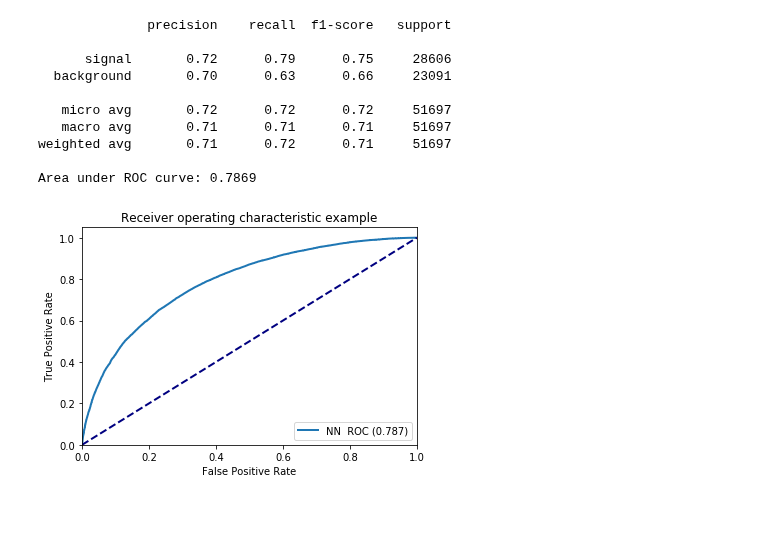
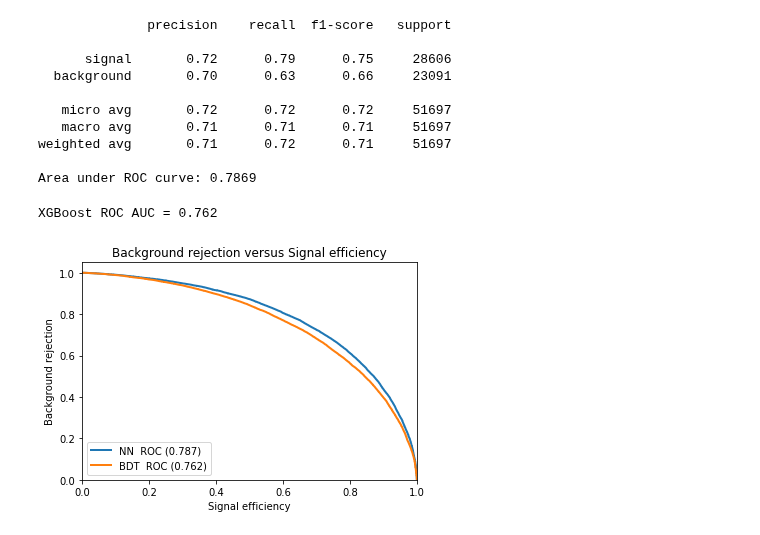
Before and after one commit to grevtsovkirill/tthml_perf, a Jupyter notebook: model_training/market_solutions/train_nn.ipynb, the cells around one changed output. Cells and saved outputs as stored; diff of their text form; code cells hidden in the pictures.

```diff
--- a/model_training/market_solutions/train_nn.ipynb
+++ b/model_training/market_solutions/train_nn.ipynb
@@ -201,24 +201,40 @@ weighted avg       0.71      0.72      0.71     51697
 Area under ROC curve: 0.7869
 # %%
 fpr, tpr, _ = roc_curve(y_test, y_predicted)
+# %%
+import xgboost
+xgb_bdt = xgboost.XGBClassifier(tree_method="hist", thread_count=-1)
+xgb_bdt.fit(X_train, y_train)
+y_pred_xgb = xgb_bdt.predict(X_test)
+xgb_bdt_ROC=roc_auc_score(y_test, xgb_bdt.predict_proba(X_test)[:, 1])
+print("XGBoost ROC AUC = {:.3f}".format( xgb_bdt_ROC))
+# %% [output]
+XGBoost ROC AUC = 0.762
+# %%
+fpr_bdt, tpr_bdt, _ = roc_curve(y_test, xgb_bdt.predict_proba(X_test)[:, 1])
 # %%
 plt.figure()
 lw = 2
 plt.plot(tpr, 1-fpr,
              lw=lw, label='%s ROC (%0.3f)' % ("NN ", roc_auc_score(y_test, y_predicted))) #color='darkorange',
+plt.plot(tpr_bdt, 1-fpr_bdt,
+             lw=lw, label='%s ROC (%0.3f)' % ("BDT ", roc_auc_score(y_test, xgb_bdt.predict_proba(X_test)[:, 1]))) #color='darkorange',
 
-plt.plot([0, 1], [0, 1], color='navy', lw=lw, linestyle='--')
+
+#plt.plot([0, 1], [0, 1], color='navy', lw=lw, linestyle='--')
 plt.xlim([0.0, 1.0])
 plt.ylim([0.0, 1.05])
 #plt.plot(fpr, tpr,
 #plt.xlabel('False Positive Rate')
 #plt.ylabel('True Positive Rate')
+#plt.title('Receiver operating characteristic example')
 ###########
 #plt.plot(tpr, 1-fpr, lw=3)
 plt.xlabel("Signal efficiency")
 plt.ylabel("Background rejection")
-plt.title('Receiver operating characteristic example')
-plt.legend(loc="lower right")
+plt.title('Background rejection versus Signal efficiency')
+plt.legend(loc="lower left")
+plt.savefig("Plots/ROC_NN_BDT_tth_ttw.png", transparent=True)
 plt.show()
 # %% [output]
-[figure, old version]
+[figure, new version]
```
